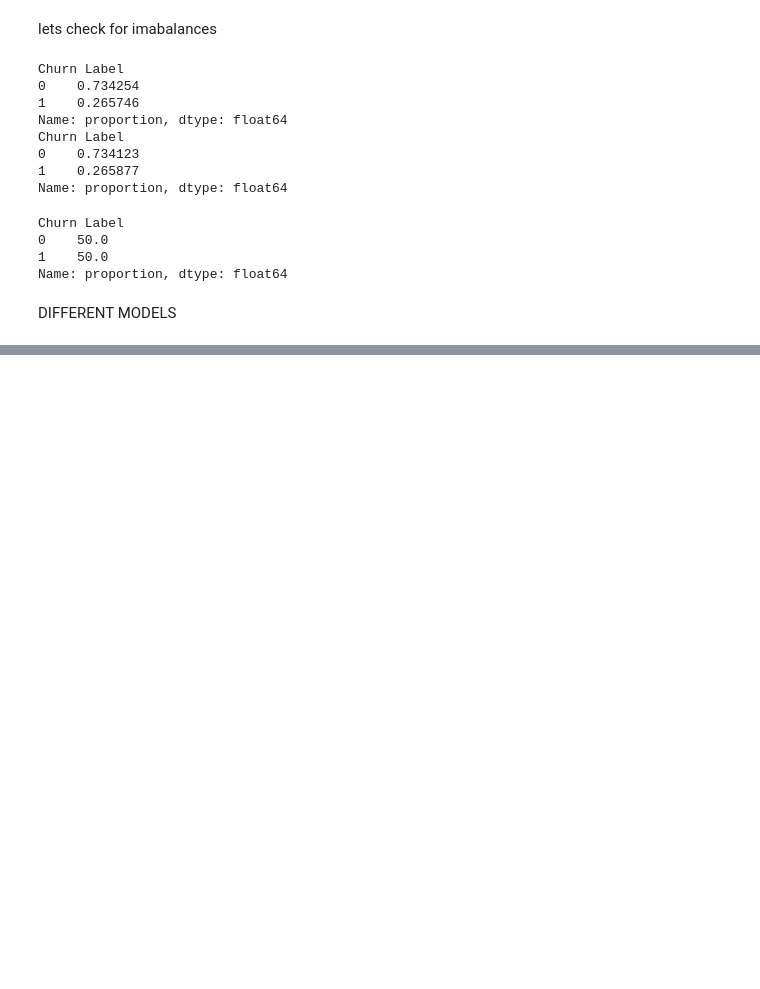
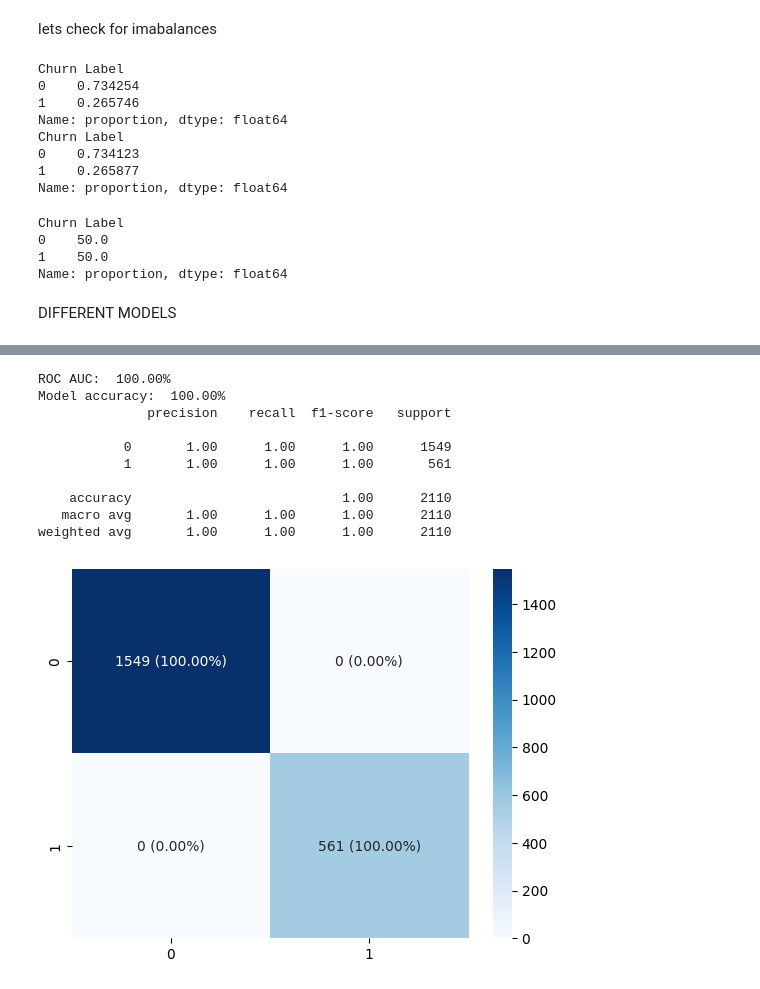
Before and after one commit to Zia-Ul-Hasan/Churn-Prediction-IBM-telco, a Jupyter notebook: Churn_prediction_model.ipynb, the cells around one changed output, grey strips where cells are left out. Drawn from its saved outputs; the diff is of its cells as text; code cells hidden in the pictures; blank space fills up the shorter version.

```diff
--- a/Churn_prediction_model.ipynb
+++ b/Churn_prediction_model.ipynb
@@ -143,0 +257,15 @@ DIFFERENT MODELS
+# %%
+xgb1 = XGBClassifier(learning_rate= 0.01,max_depth = 3,n_estimators = 1000)
+model(xgb1,X_train,Y_train,X_test,Y_test)
+# %% [output]
+ROC AUC:  100.00%
+Model accuracy:  100.00%
+              precision    recall  f1-score   support
+
+           0       1.00      1.00      1.00      1549
+           1       1.00      1.00      1.00       561
+
+    accuracy                           1.00      2110
+   macro avg       1.00      1.00      1.00      2110
+weighted avg       1.00      1.00      1.00      2110
+[figure, added]
```
Also changed, not shown: parts of 8 cells of this notebook.
